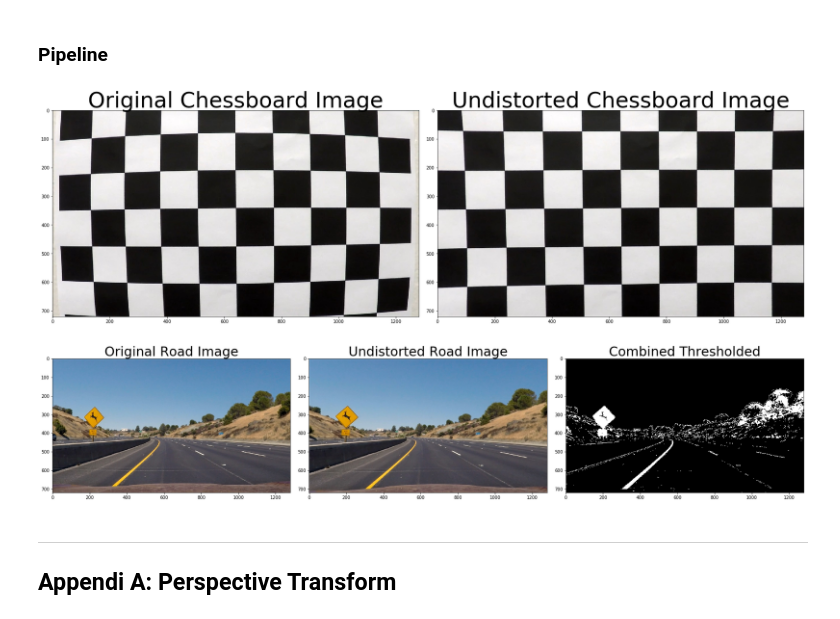
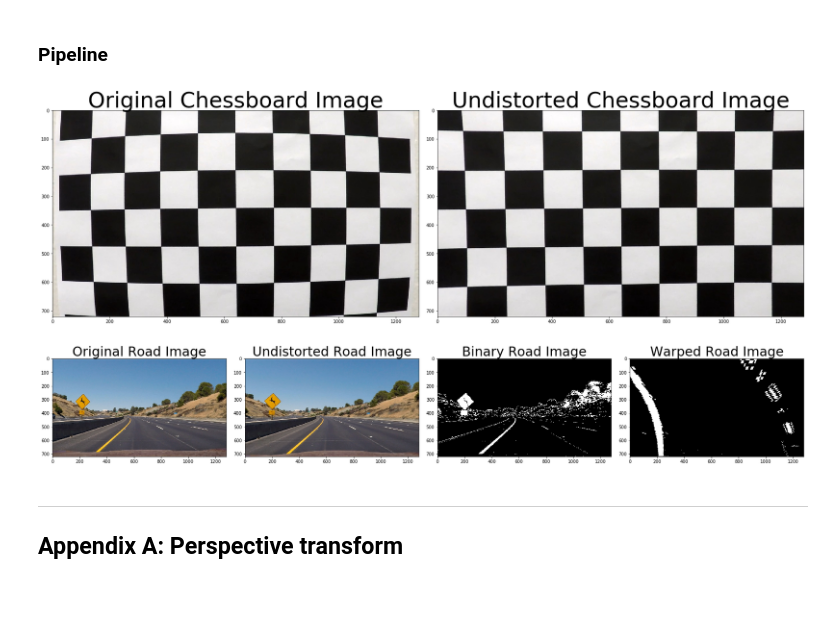
Before and after one commit to urs-waldmann/CarND-Advanced-Lane-Lines, a Jupyter notebook: adv_lane_fin.ipynb, the cells around one changed output. Saved outputs shown, nothing was run; the diff lists cells and outputs as text; code cells hidden in the pictures.

Commit message:
Update adv_lane_fin.ipynb.
Apply a perspective transform to rectify binary image ("birds-eye view").

```diff
--- a/adv_lane_fin.ipynb
+++ b/adv_lane_fin.ipynb
@@ -182,8 +181,19 @@ def warper(img, src, dst):
 # %% [markdown]
 ### Pipeline
 # %%
+%matplotlib inline
+
+# Image size.
+img_size = mpimg.imread('./test_images/test1.jpg')
+img_size = img_size.shape[0:2]
+
 # Choose a Sobel kernel size.
 ksize = 15 # Choose a larger odd number to smooth gradient measurements.
+
+# Choose source and destination points for perspective transform.
+offset = 0
+src = np.float32([[580, 450],[705, 450],[100, 710],[1230, 710]])
+dst = np.float32([[offset,offset],[img_size[1]-offset,offset],[offset,img_size[0]-offset],[img_size[1]-offset,img_size[0]-offset]])
 
 # Make a list of the road images.
 images = glob.glob('./test_images/*.jpg')
@@ -242,44 +252,54 @@ for fname in images:
     '''
 
     # PERSPECTIVE TRANSFORM
-    #
+    # Apply a perspective transform to all road images and save them.
+    warped_img = warper(combined, src, dst)
+
+    # Save warped road images.
+    path = str(fname)
+    filename = path.split('/')[-1]
+    img_name = filename.split('.')[-2]
+    new_path = './output_images/warped_' + img_name
+    mpimg.imsave(new_path, warped_img, cmap='gray')
 
 # Undistort, plot and save a chessboard image for reference.
 # Read in a chessboard image.
 img_chess = mpimg.imread('./camera_cal/calibration1.jpg')
 # Undistort chessboard image.
 undistorted_chess = cal_undistort(img_chess, objpoints, imgpoints)
 # Plot undistorted chessboard image.
 f, (ax1, ax2) = plt.subplots(1, 2, figsize=(24, 9))
 f.tight_layout()
 ax1.imshow(img_chess)
 ax1.set_title('Original Chessboard Image', fontsize=50)
 ax2.imshow(undistorted_chess)
 ax2.set_title('Undistorted Chessboard Image', fontsize=50)
 plt.subplots_adjust(left=0., right=1, top=0.9, bottom=0.)
 '''
 # Save undistorted road image.
 path = './output_images/undistorted_chessboard'
 mpimg.imsave(path, undistorted)
 '''
 
 # Plot example image of undistorted and binary road image.
-f, (ax1, ax2, ax3) = plt.subplots(1, 3, figsize=(24, 9))
+f, (ax1, ax2, ax3, ax4) = plt.subplots(1, 4, figsize=(24, 9))
 f.tight_layout()
 ax1.imshow(img)
 ax1.set_title('Original Road Image', fontsize=30)
 ax2.imshow(undistorted)
 ax2.set_title('Undistorted Road Image', fontsize=30)
 ax3.imshow(combined, cmap='gray')
-ax3.set_title('Combined Thresholded', fontsize=30)
+ax3.set_title('Binary Road Image', fontsize=30)
+ax4.imshow(warped_img, cmap='gray')
+ax4.set_title('Warped Road Image', fontsize=30)
 plt.subplots_adjust(left=0., right=1, top=0.9, bottom=0.)
 # %% [output]
 [figure]
-[figure, old version]
+[figure, new version]
 # %% [markdown]
 
 ---
-## Appendi A: Perspective Transform
+## Appendix A: Perspective transform
 # %%
 # Load modules.
 import cv2
```
Also changed, not shown: parts of 7 cells of this notebook.
